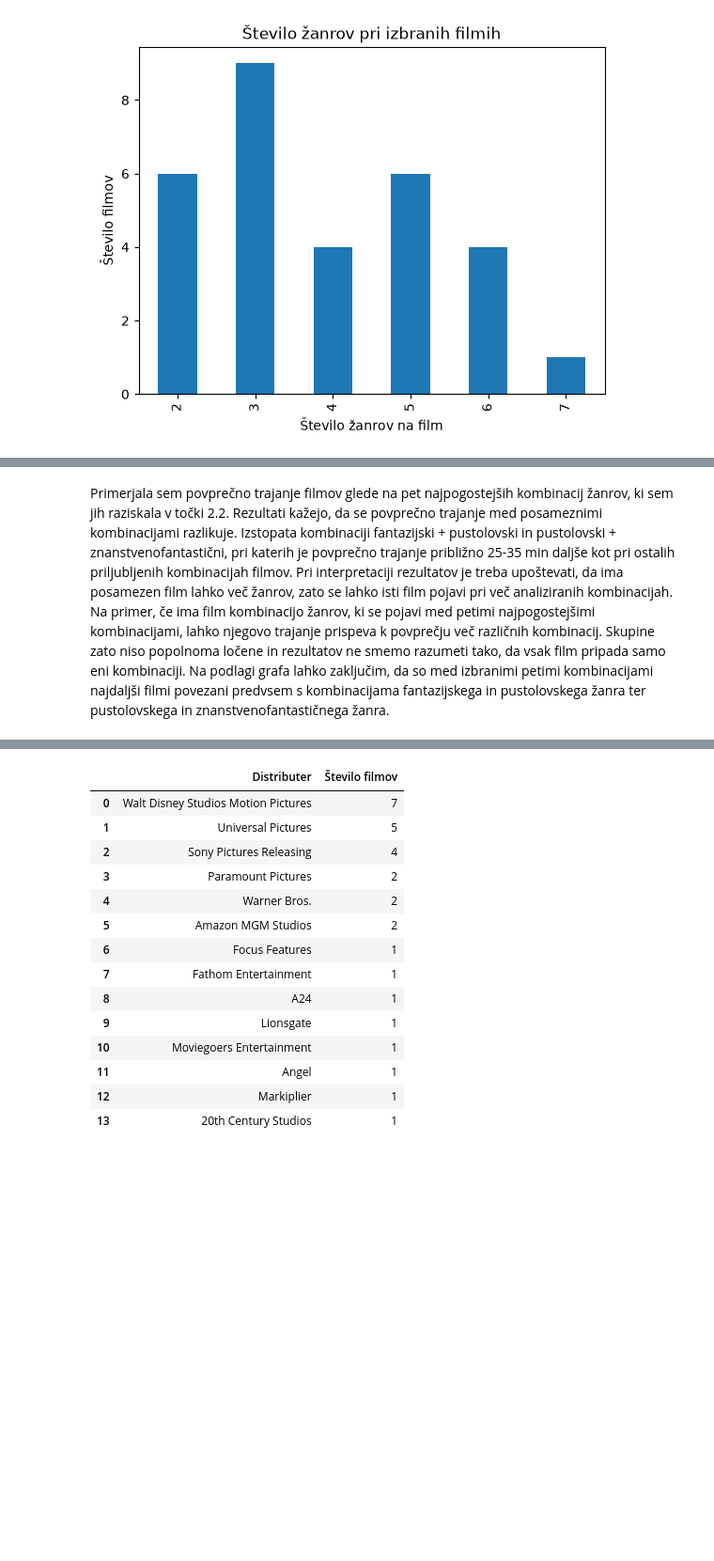
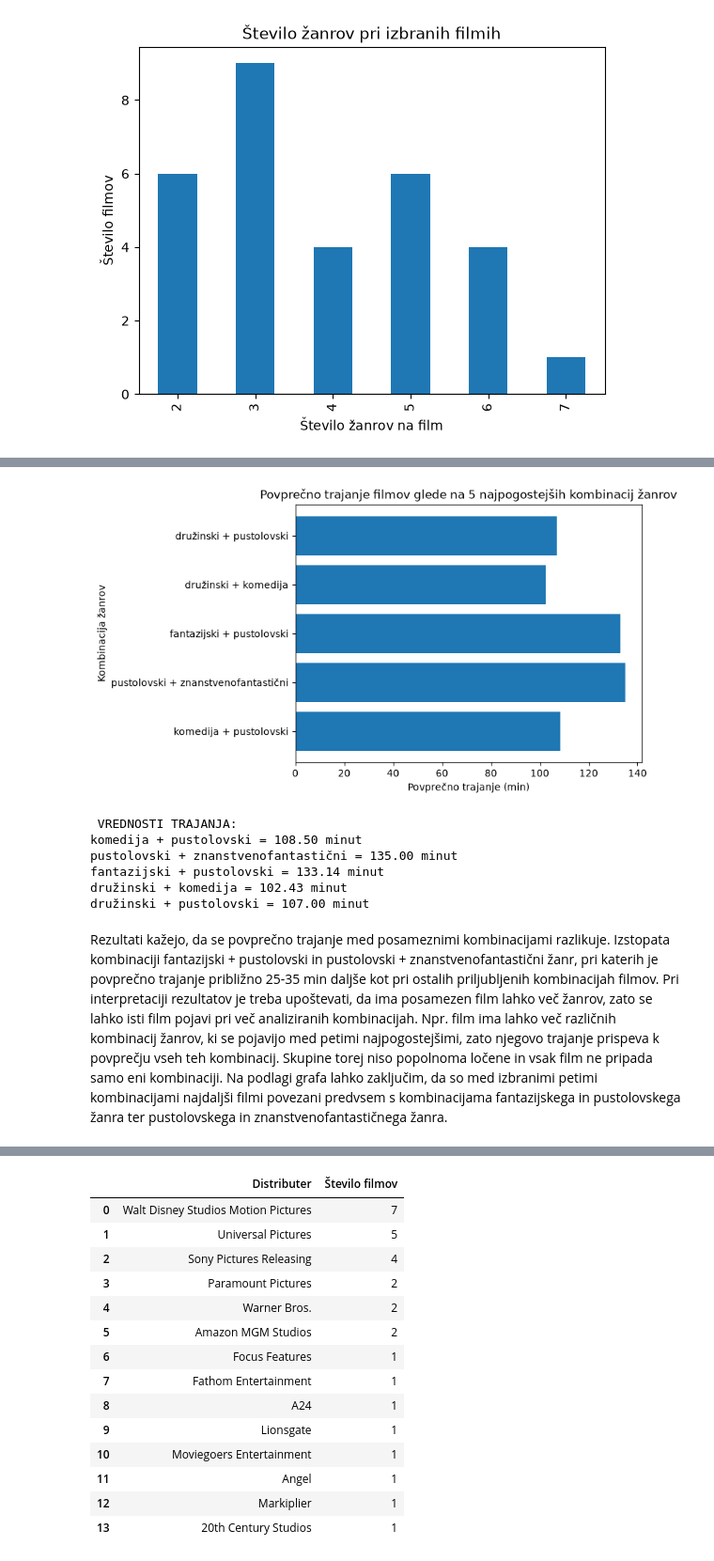
Before and after one commit to idakosmerl-web/projektna-naloga, a Jupyter notebook: analiza_podatkov.ipynb, the cells around one changed output, grey strips where cells are left out. Shown at 94% size. Cells and saved outputs as stored; diff of their text form; code cells hidden in the pictures; blank space fills up the shorter version.

```diff
--- a/analiza_podatkov.ipynb
+++ b/analiza_podatkov.ipynb
@@ -193,5 +151,53 @@ plt.show()
+# %%
+trajanje_v_min = []
+
+for cas in filmi["trajanje"]:
+    deli = cas.split()
+    ure = int(deli[0])
+    minute = int(deli[2])
+    trajanje_v_min.append(ure * 60 + minute)
+
+filmi["trajanje_min"] = trajanje_v_min
+
+
+povprecno_trajanje_parov = []
+
+for (a, b), stevilo in pogosti_pari[:5]:
+    trajanja = []
+
+    for i, zanri in enumerate(filmi["žanri"]):
+        if a in zanri and b in zanri:
+            trajanja.append(filmi["trajanje_min"].iloc[i])
+
+    povprecje = sum(trajanja) / len(trajanja)
+    povprecno_trajanje_parov.append(povprecje)
+
+
+oznake = [f"{a} + {b}" for (a, b), stevilo in pogosti_pari[:5]]
+
+plt.barh(oznake, povprecno_trajanje_parov)
+
+plt.xlabel("Povprečno trajanje (min)")
+plt.ylabel("Kombinacija žanrov")
+plt.title("Povprečno trajanje filmov glede na 5 najpogostejših kombinacij žanrov")
+
+plt.show()
+
+print("\n VREDNOSTI TRAJANJA:")
+
+for oznaka, povprecje in zip(
+    oznake,
+    povprecno_trajanje_parov
+):
+    print(f"{oznaka} = {povprecje:.2f} minut")
+# %% [output]
+[figure, added]
+ VREDNOSTI TRAJANJA:
+komedija + pustolovski = 108.50 minut
+pustolovski + znanstvenofantastični = 135.00 minut
+fantazijski + pustolovski = 133.14 minut
+družinski + komedija = 102.43 minut
+družinski + pustolovski = 107.00 minut
 # %% [markdown]
-Primerjala sem povprečno trajanje filmov glede na pet najpogostejših kombinacij žanrov, ki sem jih raziskala v točki 2.2. Rezultati kažejo, da se povprečno trajanje med posameznimi kombinacijami razlikuje. Izstopata kombinaciji fantazijski + pustolovski in pustolovski + znanstvenofantastični, pri katerih je povprečno trajanje približno 25-35 min daljše kot pri ostalih priljubljenih kombinacijah filmov.
-Pri interpretaciji rezultatov je treba upoštevati, da ima posamezen film lahko več žanrov, zato se lahko isti film pojavi pri več analiziranih kombinacijah. Na primer, če ima film kombinacijo žanrov, ki se pojavi med petimi najpogostejšimi kombinacijami, lahko njegovo trajanje prispeva k povprečju več različnih kombinacij. Skupine zato niso popolnoma ločene in rezultatov ne smemo razumeti tako, da vsak film pripada samo eni kombinaciji.
-Na podlagi grafa lahko zaključim, da so med izbranimi petimi kombinacijami najdaljši filmi povezani predvsem s kombinacijama fantazijskega in pustolovskega žanra ter pustolovskega in znanstvenofantastičnega žanra.
+Rezultati kažejo, da se povprečno trajanje med posameznimi kombinacijami razlikuje. Izstopata kombinaciji fantazijski + pustolovski in pustolovski + znanstvenofantastični žanr, pri katerih je povprečno trajanje približno 25-35 min daljše kot pri ostalih priljubljenih kombinacijah filmov. Pri interpretaciji rezultatov je treba upoštevati, da ima posamezen film lahko več žanrov, zato se lahko isti film pojavi pri več analiziranih kombinacijah. Npr. film ima lahko več različnih kombinacij žanrov, ki se pojavijo med petimi najpogostejšimi, zato njegovo trajanje prispeva k povprečju vseh teh kombinacij. Skupine torej niso popolnoma ločene in vsak film ne pripada samo eni kombinaciji. Na podlagi grafa lahko zaključim, da so med izbranimi petimi kombinacijami najdaljši filmi povezani predvsem s kombinacijama fantazijskega in pustolovskega žanra ter pustolovskega in znanstvenofantastičnega žanra.
 # %% [markdown]
```
Also changed, not shown: parts of 18 cells of this notebook.
